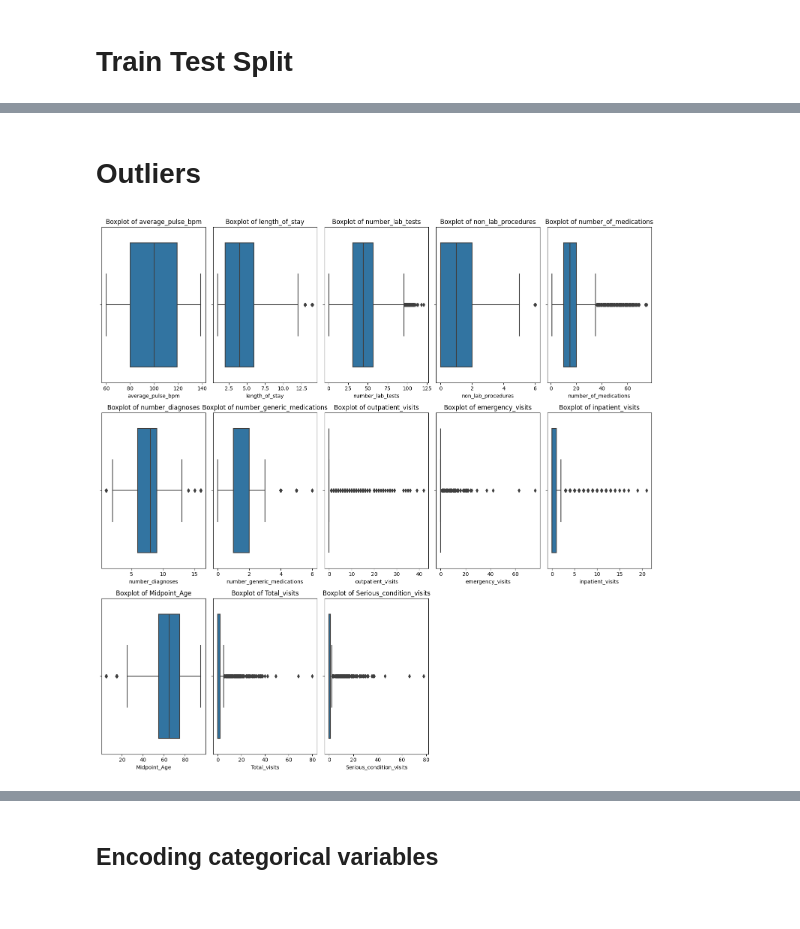
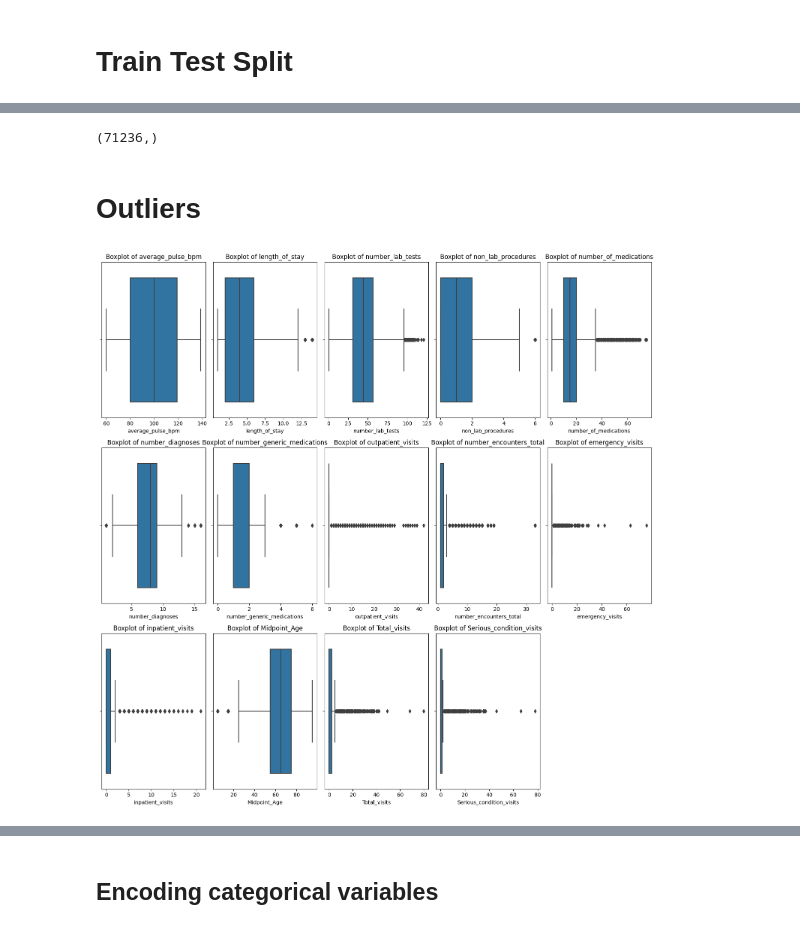
Before and after one commit to Sebastiao199/Project_Group18_ML, a Jupyter notebook: Changed_Cleaning&PreProcessing_2.ipynb, the cells around one changed output, grey strips where cells are left out. Saved outputs shown, nothing was run; the diff lists cells and outputs as text; code cells hidden in the pictures.

```diff
--- a/Changed_Cleaning&PreProcessing_2.ipynb
+++ b/Changed_Cleaning&PreProcessing_2.ipynb
@@ -1785,3 +1931,29 @@ train.drop(['no_medication'], axis=1, inplace=True)
 # %%
 # Drop because its exactly the same as presc_diabetes_meds_binary
 test.drop(['no_medication'], axis=1, inplace=True)
+# %%
+metric_features = ['average_pulse_bpm', 'length_of_stay', 'number_lab_tests', 'non_lab_procedures',
+            'number_of_medications', 'number_diagnoses', 'number_generic_medications', 'outpatient_visits','number_encounters_total',
+            'emergency_visits', 'inpatient_visits', 'Midpoint_Age', 'Total_visits', 'Serious_condition_visits']
+# %%
+# Number of columns for subplot
+ncols = 3
+nrows = int(np.ceil(len(metric_features) / 3))
+
+fig, axs = plt.subplots(nrows=nrows, ncols=3, figsize=(15, 7*3))
+
+# Flatten the axes array and remove extra subplots
+axs = axs.flatten()
+for ax in axs[len(metric_features):]:
+    fig.delaxes(ax)
+
+for idx, feature in enumerate(metric_features):
+    sns.kdeplot(train.loc[(train['readmitted_binary'] == 'No'), feature], color='b', shade=True, label='Not Readmitted', ax=axs[idx])
+    sns.kdeplot(train.loc[(train['readmitted_binary'] == 'Yes'), feature], color='r', shade=True, label='Readmitted', ax=axs[idx])
+
+    axs[idx].set(xlabel=feature, ylabel='Frequency')
+    axs[idx].set_title(f'{feature} VS. Readmission')
+    axs[idx].legend()
+
+plt.tight_layout()
+plt.show()
@@ -1788,5 +1962,5 @@ test.drop(['no_medication'], axis=1, inplace=True)
 # %% [markdown]
 # Train Test Split
 # %%
-X = train.drop(['readmitted_binary', 'readmitted_multiclass'], axis=1)
+X_binary = train.drop(['readmitted_binary', 'readmitted_multiclass'], axis=1)
 y_binary = train['readmitted_binary']
@@ -1793 +1988,5 @@ y_binary = train['readmitted_binary']
+# %%
+y_binary.shape
+# %% [output]
+(71236,)
 # %%
@@ -1799,30 +1998,26 @@ X_train_bin, X_val_bin, y_train_bin, y_val_bin = train_test_split(X, y_binary,
 # %% [markdown]
 # Outliers
-# %%
-metric_features = ['average_pulse_bpm', 'length_of_stay', 'number_lab_tests', 'non_lab_procedures',
-            'number_of_medications', 'number_diagnoses', 'number_generic_medications', 'outpatient_visits',
-            'emergency_visits', 'inpatient_visits', 'Midpoint_Age', 'Total_visits', 'Serious_condition_visits']
 # %%
 # Determine the number of rows needed for the plot
 n_rows = int(np.ceil(len(metric_features) / 5))
 
 # Create a figure and axes objects
 fig, axs = plt.subplots(n_rows, 5, figsize=(15, n_rows * 5))
 
 # Flatten the axes array and remove extra subplots
 axs = axs.flatten()
 for ax in axs[len(metric_features):]:
     fig.delaxes(ax)
 
 # Create a boxplot for each column
 for i, feature in enumerate(metric_features):
-    sns.boxplot(x=X_train_bin[feature], ax=axs[i])
+    sns.boxplot(x=X_binary[feature], ax=axs[i])
     axs[i].set_title(f'Boxplot of {feature}')
 
 # Display the plot
 plt.tight_layout()
 plt.show()
 # %% [output]
-[figure, old version]
+[figure, new version]
 # %%
 def TestIndependence(X,y,var,alpha=0.05):
```
Also changed, not shown: parts of 104 cells of this notebook, 1 other file.
